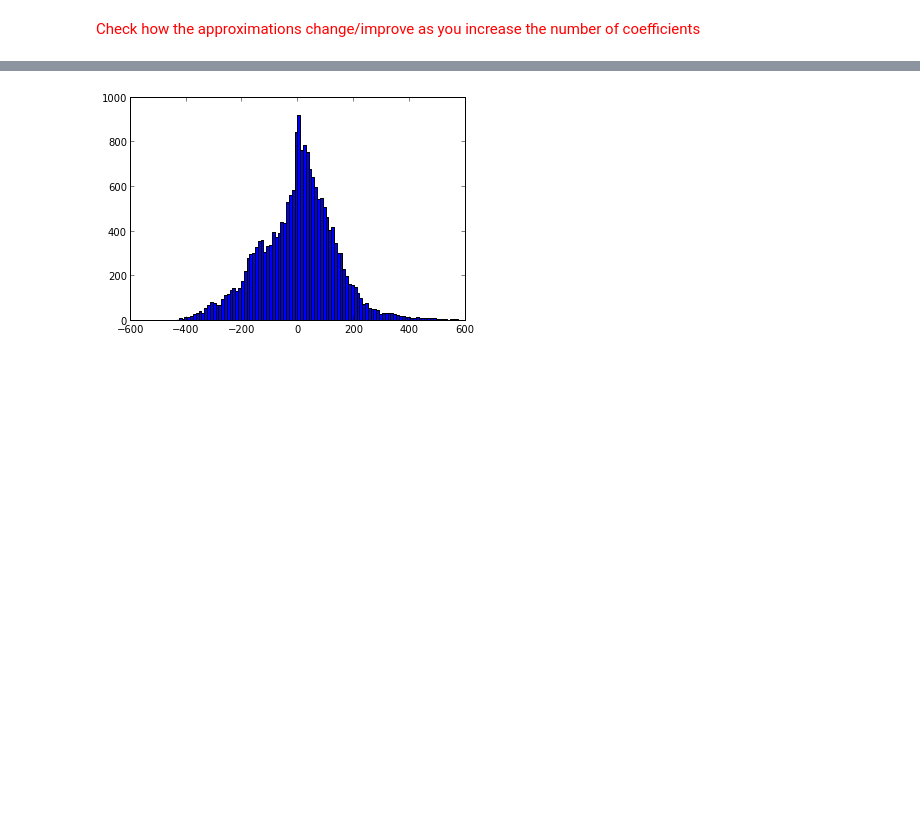
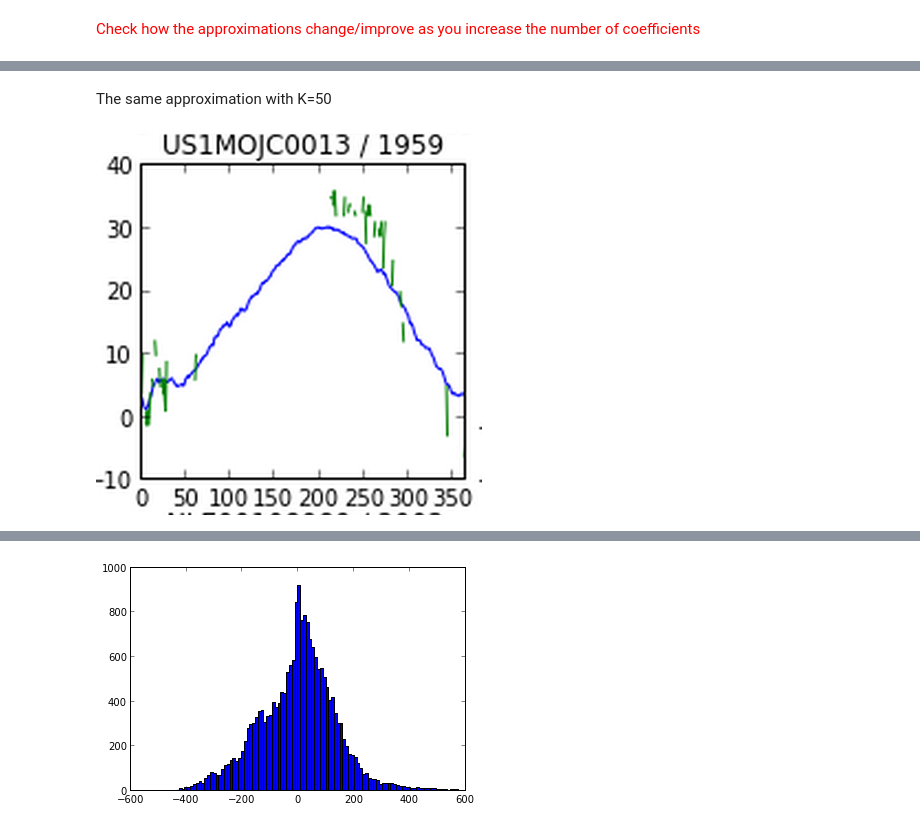
Before and after one commit to suvir/UCSD_BigData, a Jupyter notebook: notebooks/weather/Weather Analysis.ipynb, the cells around one changed output, grey strips where cells are left out. Cells and saved outputs as stored; diff of their text form; code cells hidden in the pictures; blank space fills up the shorter version.

```diff
--- a/notebooks/weather/Weather Analysis.ipynb
+++ b/notebooks/weather/Weather Analysis.ipynb
@@ -653,0 +690,6 @@ plot_reconstructions(range(50,100),rows=7,columns=3)
+# %% [markdown]
+The same approximation with K=50
+# %%
+Image('im3.png')
+# %% [output]
+[figure, added]
```
Also changed, not shown: parts of 20 cells of this notebook, 3 other files.
